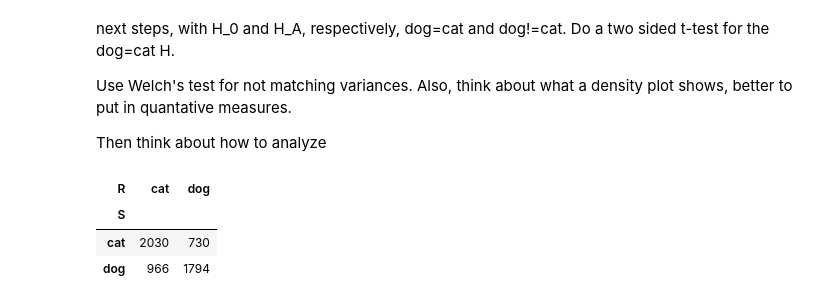
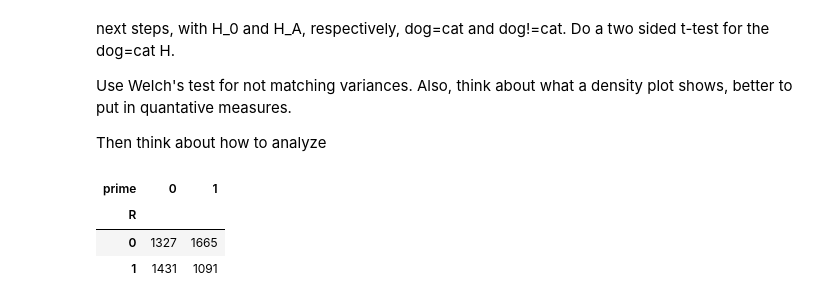
Before and after one commit to JesseK18/DDM_final-, a Jupyter notebook: data.ipynb, the cells around one changed output. Cells and saved outputs as stored; diff of their text form; code cells hidden in the pictures.

```diff
--- a/data.ipynb
+++ b/data.ipynb
@@ -155,18 +155,18 @@ Then think about how to analyze
 # %%
 # Create a contingency table with S, R, and prime
 #contingency_table = pd.crosstab(index=[df['S'], df['R'],df['prime']], columns=[df['S'], df['R'],df['prime']])
 
 contingency_table1 = pd.crosstab(df['S'], df['R'])
 contingency_table2 = pd.crosstab(df['S'], df['prime'])
 contingency_table3 = pd.crosstab(df['R'], df['prime']) #shows that there is a bias towards cats, cats been chosen more.
 # Display the contingency table
 
-contingency_table1
+contingency_table3
 # %% [output]
-| R | cat | dog |
-| S |  |  |
-| cat | 2030 | 730 |
-| dog | 966 | 1794 |
+| prime | 0 | 1 |
+| R |  |  |
+| 0 | 1327 | 1665 |
+| 1 | 1431 | 1091 |
 # %%
 #Cleanse data
 
```
Also changed, not shown: parts of 7 cells of this notebook, 1 other file.
